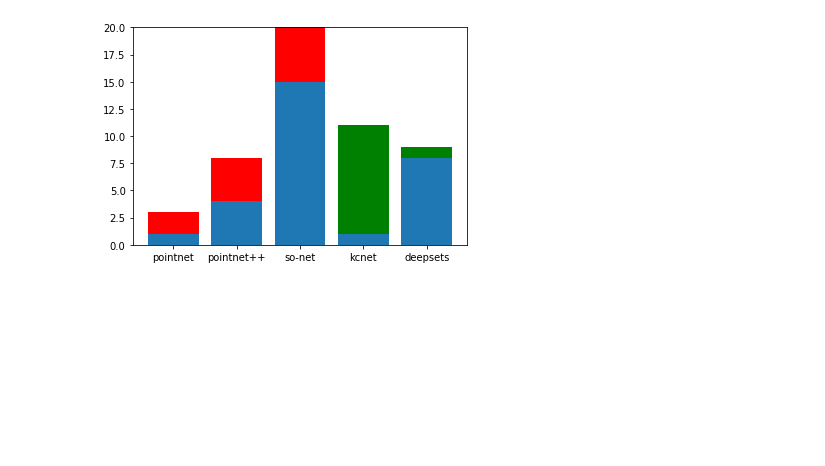
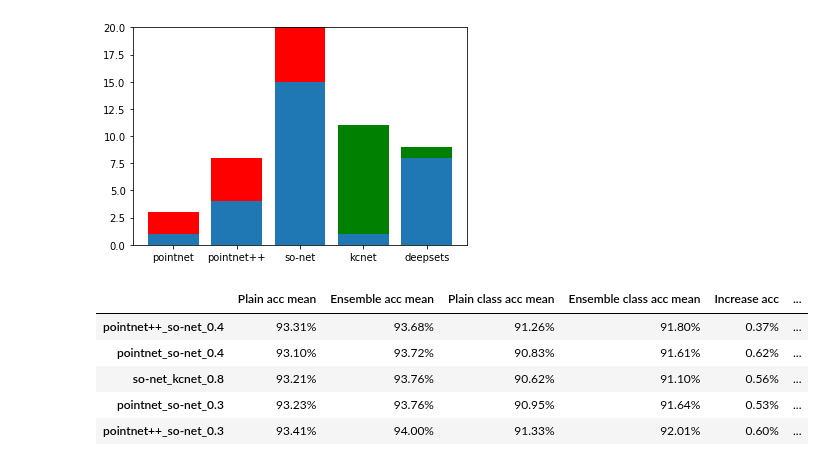
Before and after one commit to dkoguciuk/ensemble_learning_for_point_clouds, a Jupyter notebook: analysis.ipynb, the cells around one changed output. Saved outputs shown, nothing was run; the diff lists cells and outputs as text; code cells hidden in the pictures; blank space fills up the shorter version.

```diff
--- a/analysis.ipynb
+++ b/analysis.ipynb
@@ -341,3 +342,36 @@ plt.bar(ind, diff_down, color='r', bottom=base, tick_label=BASE_MODELS)
 # %% [output]
 <BarContainer object of 5 artists>
 [figure]
+# %%
+ORDERED_MODELS = ['pointnet', 'pointnet++', 'so-net', 'kcnet']
+model_pairs = []
+for i in range(len(ORDERED_MODELS)):
+    model_i = ORDERED_MODELS[i]
+    for j in range(i+1, len(ORDERED_MODELS)):
+        model_j = ORDERED_MODELS[j]
+        for f in np.arange(0.1, 1.0, 0.1):
+            model_name = model_i + '_' + model_j + '_' + '{:2.2}'.format(f)
+            probabilities[model_name] = (f * probabilities[model_i]) + ((1.0 - f) * probabilities[model_j])
+            true_labels[model_name] = true_labels[model_i]
+            model_pairs.append(model_name)
+acc_stats_models_pairs = get_accuracy_stats(ORDERED_MODELS + model_pairs)
+# %%
+data = []
+for model in ORDERED_MODELS + model_pairs:
+    data.append([100 * acc_stats_models_pairs[model][1]['acc']['mean'],
+                 100 * acc_stats_models_pairs[model][ENSEMBLE_MODELS_NUMBER]['acc']['mean'],
+                 100 * acc_stats_models_pairs[model][1]['mean_class_acc']['mean'],
+                 100 * acc_stats_models_pairs[model][ENSEMBLE_MODELS_NUMBER]['mean_class_acc']['mean']])
+pd.options.display.float_format = '{:,.2f}%'.format
+df = pd.DataFrame(data, columns=['Plain acc mean', 'Ensemble acc mean',
+                                 'Plain class acc mean', 'Ensemble class acc mean'], index=ORDERED_MODELS + model_pairs)
+df['Increase acc'] = df['Ensemble acc mean'] - df['Plain acc mean']
+df['Increase class acc'] = df['Ensemble class acc mean'] - df['Plain class acc mean']
+df.sort_values(by=['Ensemble acc mean', 'Ensemble class acc mean']).tail()
+# %% [output]
+|  | Plain acc mean | Ensemble acc mean | Plain class acc mean | Ensemble class acc mean | Increase acc | ... |
+| pointnet++_so-net_0.4 | 93.31% | 93.68% | 91.26% | 91.80% | 0.37% | ... |
+| pointnet_so-net_0.4 | 93.10% | 93.72% | 90.83% | 91.61% | 0.62% | ... |
+| so-net_kcnet_0.8 | 93.21% | 93.76% | 90.62% | 91.10% | 0.56% | ... |
+| pointnet_so-net_0.3 | 93.23% | 93.76% | 90.95% | 91.64% | 0.53% | ... |
+| pointnet++_so-net_0.3 | 93.41% | 94.00% | 91.33% | 92.01% | 0.60% | ... |
```
Also changed, not shown: parts of 12 cells of this notebook, 3 other files.
